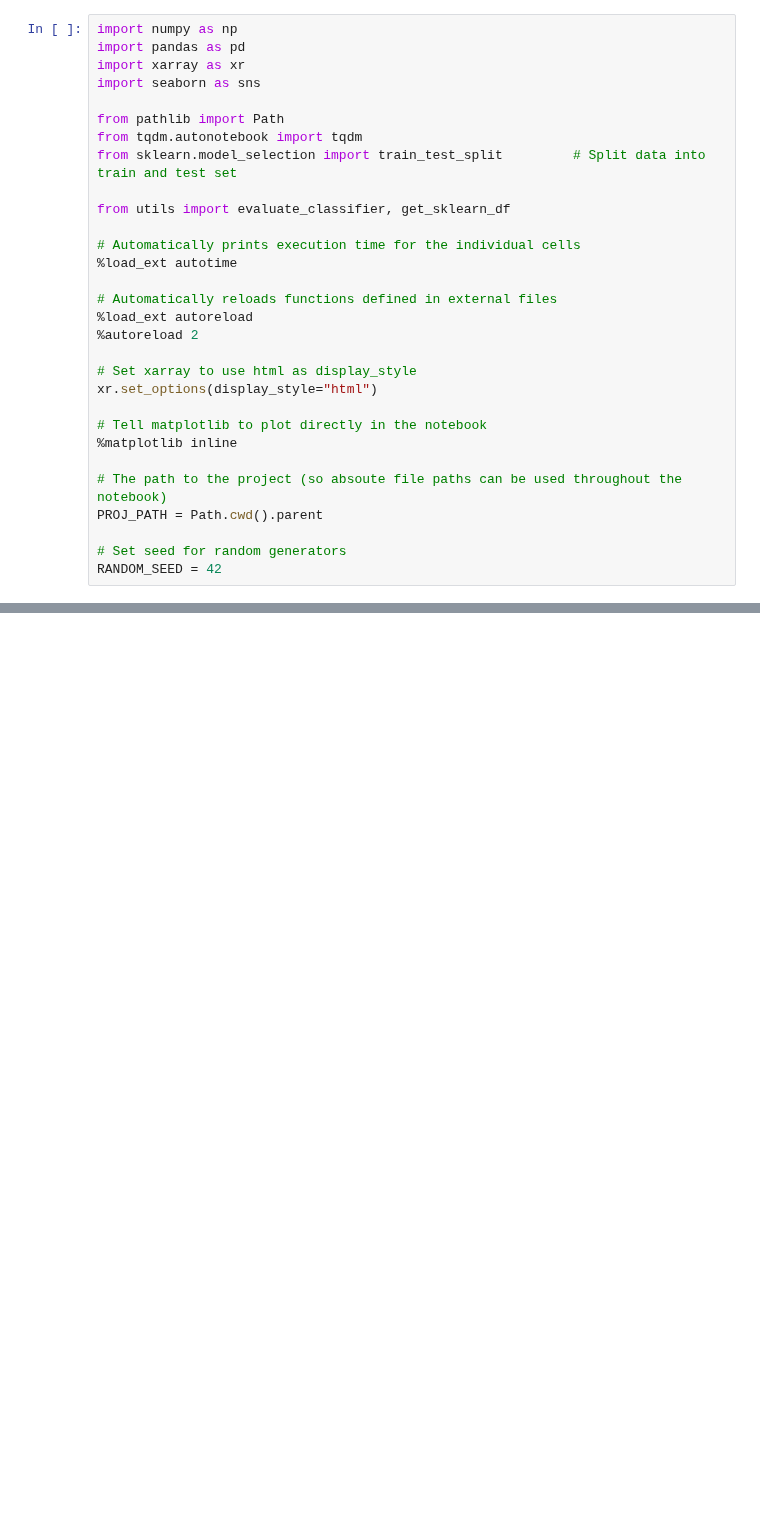
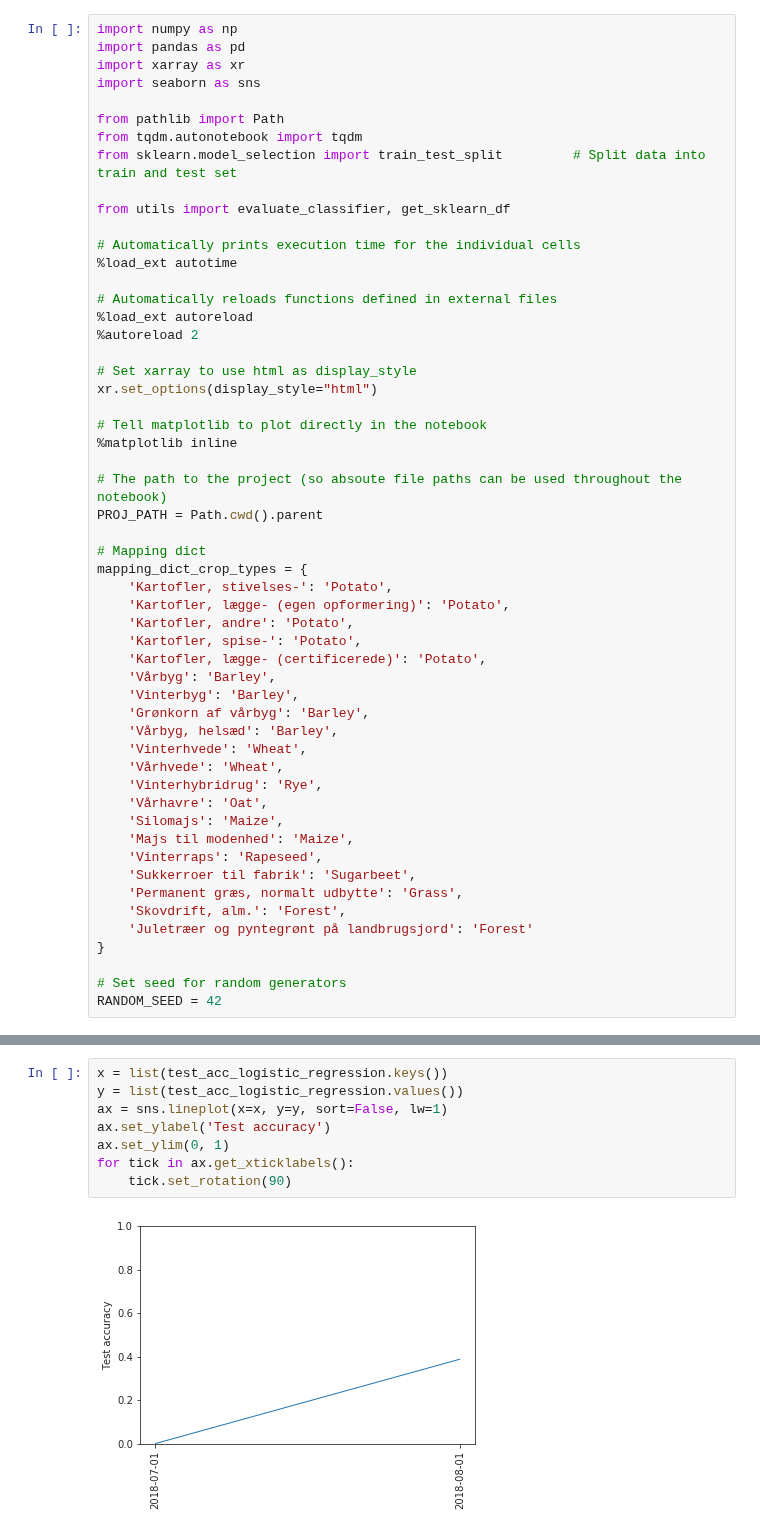
Before and after one commit to JacobJeppesen/PublicSectorConsultancy, a Jupyter notebook: potato_nematode_predictor/notebooks/04_ClassifyDuringSeason.ipynb, the cells around one changed output, grey strips where cells are left out. Cells and saved outputs as stored; diff of their text form; blank space fills up the shorter version.

```diff
--- a/potato_nematode_predictor/notebooks/04_ClassifyDuringSeason.ipynb
+++ b/potato_nematode_predictor/notebooks/04_ClassifyDuringSeason.ipynb
@@ -26,5 +26,29 @@ xr.set_options(display_style="html")
 # The path to the project (so absoute file paths can be used throughout the notebook)
 PROJ_PATH = Path.cwd().parent
 
+# Mapping dict
+mapping_dict_crop_types = {
+    'Kartofler, stivelses-': 'Potato',
+    'Kartofler, lægge- (egen opformering)': 'Potato',
+    'Kartofler, andre': 'Potato',
+    'Kartofler, spise-': 'Potato',
+    'Kartofler, lægge- (certificerede)': 'Potato',
+    'Vårbyg': 'Barley',
+    'Vinterbyg': 'Barley',
+    'Grønkorn af vårbyg': 'Barley',
+    'Vårbyg, helsæd': 'Barley',
+    'Vinterhvede': 'Wheat',
+    'Vårhvede': 'Wheat',
+    'Vinterhybridrug': 'Rye',
+    'Vårhavre': 'Oat',
+    'Silomajs': 'Maize',
+    'Majs til modenhed': 'Maize',
+    'Vinterraps': 'Rapeseed',
+    'Sukkerroer til fabrik': 'Sugarbeet',
+    'Permanent græs, normalt udbytte': 'Grass',
+    'Skovdrift, alm.': 'Forest',
+    'Juletræer og pyntegrønt på landbrugsjord': 'Forest'
+}
+
 # Set seed for random generators
 RANDOM_SEED = 42
@@ -71,0 +167,10 @@ time: 11.6 s
+# %%
+x = list(test_acc_logistic_regression.keys())
+y = list(test_acc_logistic_regression.values())
+ax = sns.lineplot(x=x, y=y, sort=False, lw=1)
+ax.set_ylabel('Test accuracy')
+ax.set_ylim(0, 1)
+for tick in ax.get_xticklabels():
+    tick.set_rotation(90)
+# %% [output]
+[figure, added]
```
Also changed, not shown: parts of 30 cells of this notebook, 4 other files.
